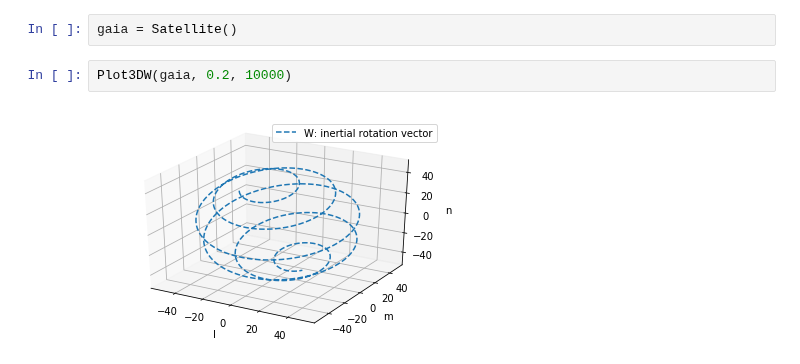
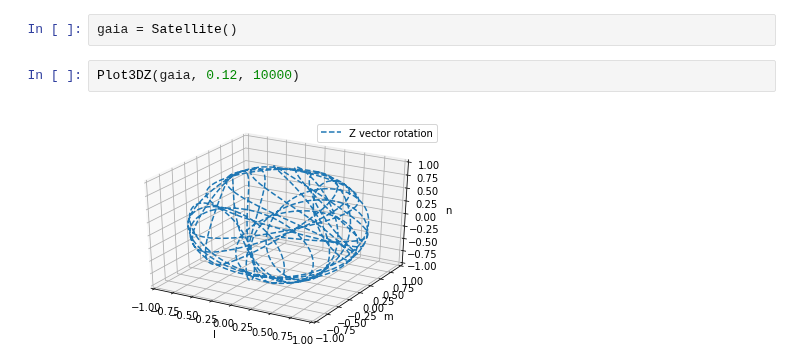
Before and after one commit to bombrun/GaiaLab, a Jupyter notebook: notebooks/NSL_notebook.ipynb, the cells around one changed output. Saved outputs shown, nothing was run; the diff lists cells and outputs as text.

```diff
--- a/notebooks/NSL_notebook.ipynb
+++ b/notebooks/NSL_notebook.ipynb
@@ -88,6 +88,6 @@ from NSL import*
 # %%
 gaia = Satellite()
 # %%
-Plot3DW(gaia, 0.2, 10000)
+Plot3DZ(gaia, 0.12, 10000)
 # %% [output]
-[figure, old version]
+[figure, new version]
```
Also changed, not shown: parts of 4 cells of this notebook.
